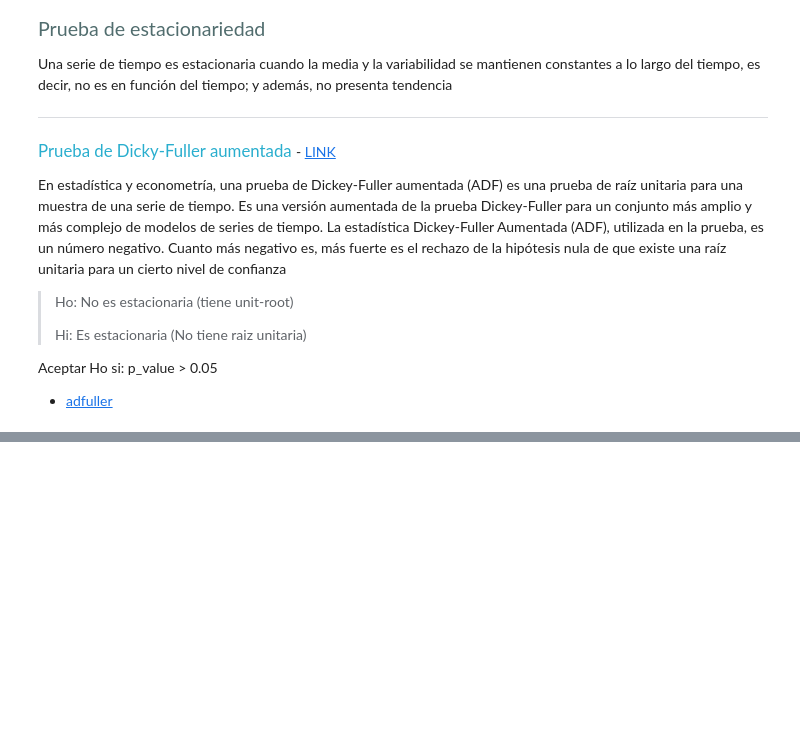
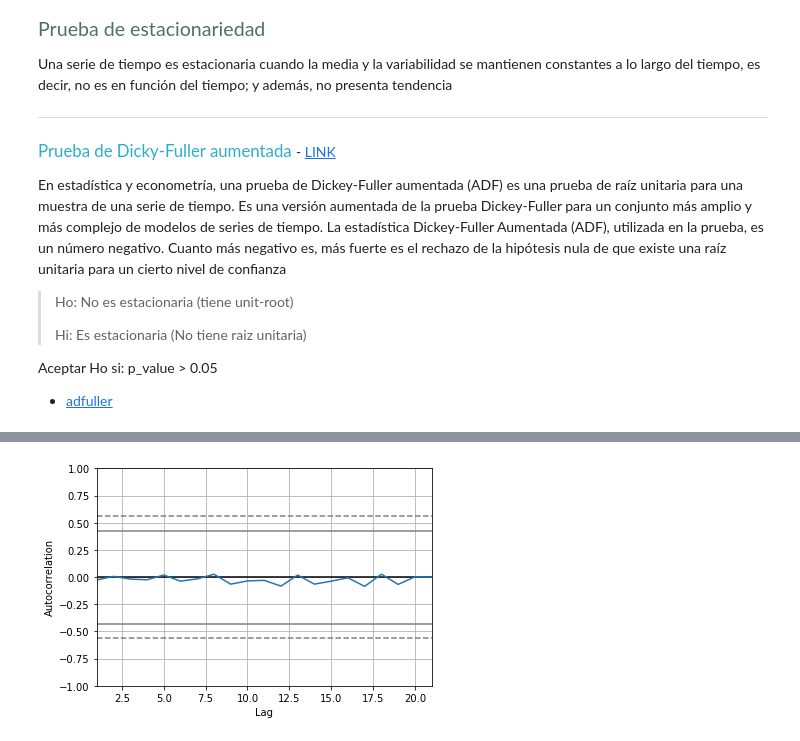
Before and after one commit to IFFranciscoME/Urban_Lab_Desarrollo, a Jupyter notebook: violeta/Precios.ipynb, the cells around one changed output, grey strips where cells are left out. Cells and saved outputs as stored; diff of their text form; code cells hidden in the pictures; blank space fills up the shorter version.

```diff
--- a/violeta/Precios.ipynb
+++ b/violeta/Precios.ipynb
@@ -194,0 +207,6 @@ check_stationarity(serie_tiempo_1)
+# %%
+from pandas.plotting import autocorrelation_plot
+autocorrelation_plot(serie_tiempo_1)
+plt.show()
+# %% [output]
+[figure, added]
```
Also changed, not shown: parts of 35 cells of this notebook, 3 other files.
